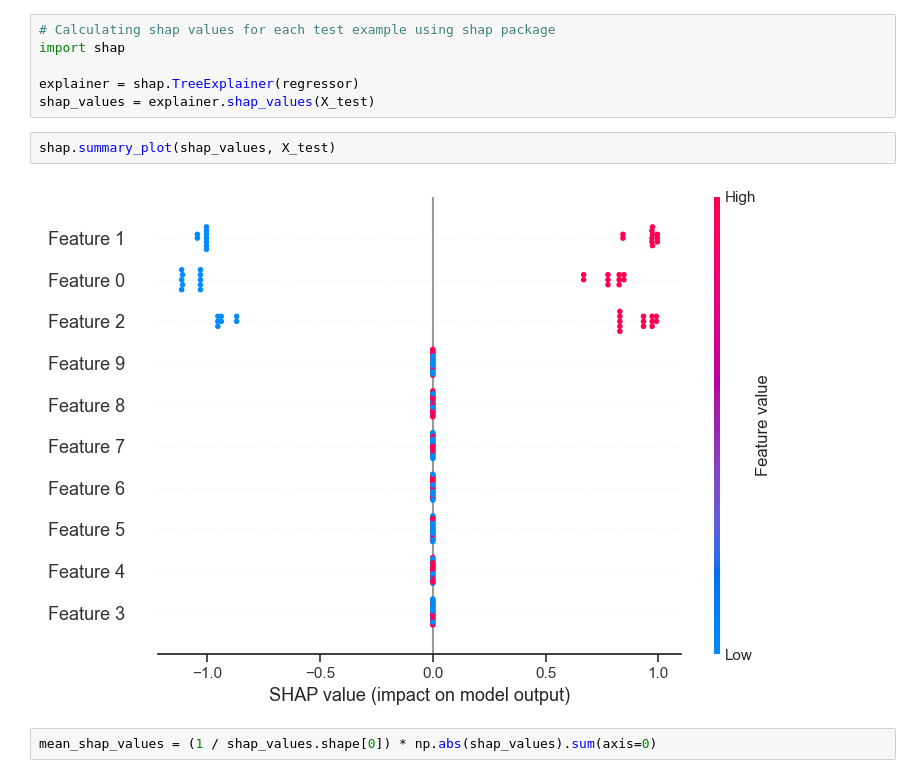
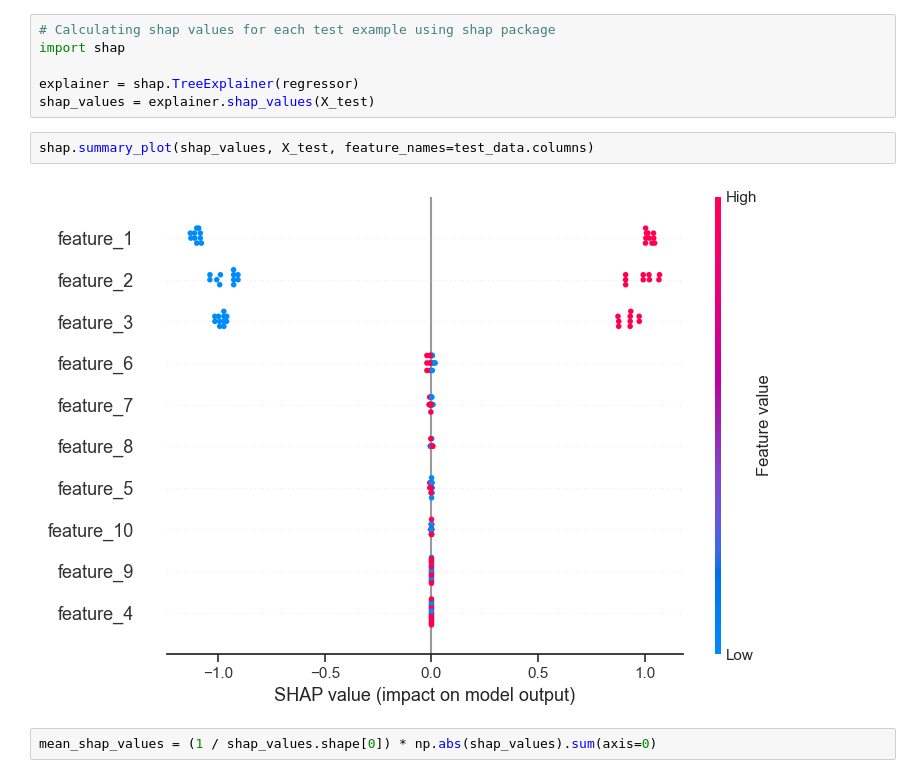
Before and after one commit to kevalpipalia/COMP565-xAI, a Jupyter notebook: COMP565_A3_xai.ipynb, the cells around one changed output. Drawn from its saved outputs; the diff is of its cells as text.

```diff
--- a/COMP565_A3_xai.ipynb
+++ b/COMP565_A3_xai.ipynb
@@ -138,9 +138,9 @@ import shap
 explainer = shap.TreeExplainer(regressor)
 shap_values = explainer.shap_values(X_test)
 # %%
-shap.summary_plot(shap_values, X_test)
+shap.summary_plot(shap_values, X_test, feature_names=test_data.columns)
 # %% [output]
-[figure, old version]
+[figure, new version]
 # %%
 mean_shap_values = (1 / shap_values.shape[0]) * np.abs(shap_values).sum(axis=0)
 # %%
```
Also changed, not shown: parts of 15 cells of this notebook, 2 other files.
